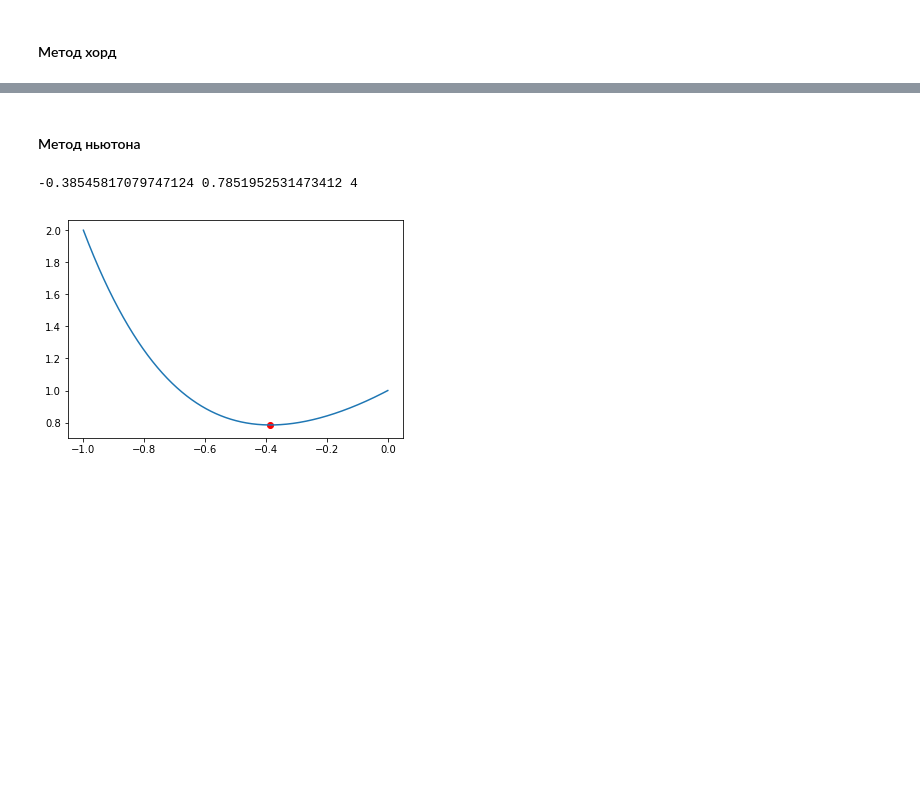
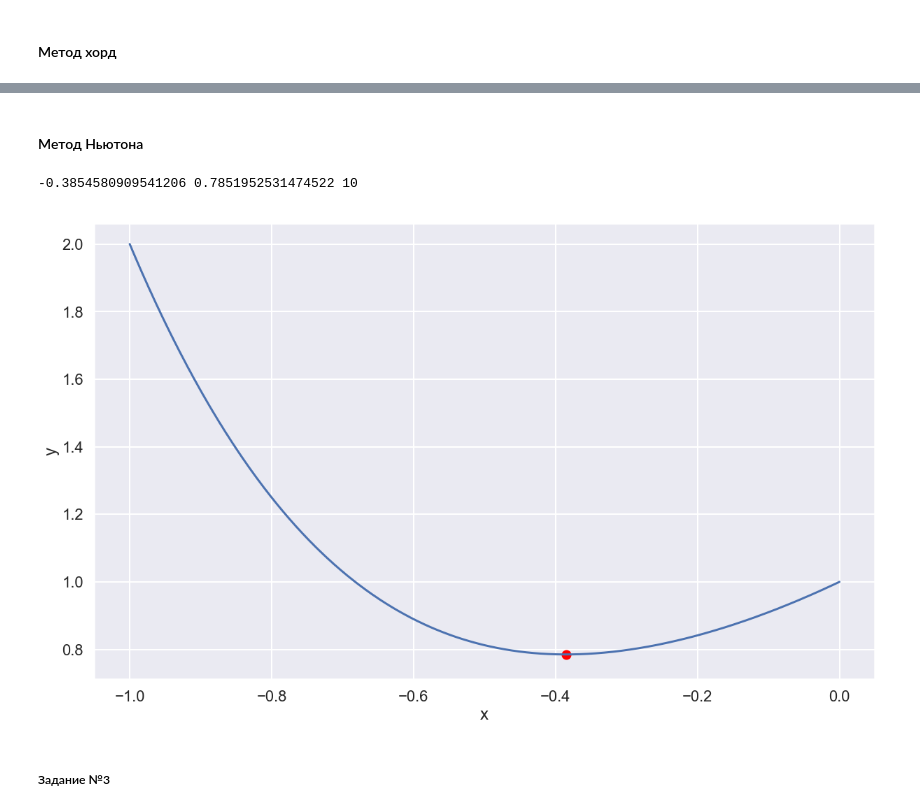
Before and after one commit to lainys/-, a Jupyter notebook: lab1/lab1.ipynb, the cells around one changed output, grey strips where cells are left out. Saved outputs shown, nothing was run; the diff lists cells and outputs as text; code cells hidden in the pictures; blank space fills up the shorter version.

```diff
--- a/lab1/lab1.ipynb
+++ b/lab1/lab1.ipynb
@@ -5,4 +5,8 @@
 # %%
 import numpy as np
 import matplotlib.pyplot as plt
+%pylab inline
+pylab.rcParams['figure.figsize'] = (20, 12)
+
 import seaborn as sns
+sns.set()
@@ -9,9 +15,14 @@ import seaborn as sns
 # %%
 # для тестирования методов
 def test_func(func,args=None,n=2,eps=10**-5):
+    sns.set_context("poster")
     f,bounds = select_function(n)
     x = np.linspace(bounds[0],bounds[1],1000)
+
     plt.plot(x,f(x))
+    plt.xlabel('x')
+    plt.ylabel('y')
+
     if args:
         x,y,n = func(f,bounds,eps=eps,**args)
     else:
@@ -285,29 +296,23 @@ test_func(chord)
 # %% [markdown]
-#### Метод ньютона
+#### Метод Ньютона
 # %%
-def iteration_newton(f,x,der=cf,der2=cff):
-    df = der(f,x)
-    dff = der2(f,x)
+def newton(f,bounds,x0=0,eps=0.001,der=cf,der2=cff,n=0):
 
-    return x - df/dff,df
+    df = 1
 
+    while not np.abs(df) < eps:
 
-def newton(f,bounds,x0=0,eps=0.001,n=0):
+        df = der(f,x0)
+        dff = der2(f,x0)
+        x0 -=df/dff
+        n += 2
 
-    df = cf(f,x0)
-    dff = cff(f,x0)
+    return x0,f(x0),n
 
-
-    if np.abs(df) < eps:
-        return x0,f(x0),n
-    else:
-        x = x0 - df/dff
-        return newton(f,bounds,x,eps,n+1)
-
-test_func(newton,args=dict(x0=0))
+test_func(newton,args={'x0':0})
 # %% [output]
--0.38545817079747124 0.7851952531473412 4
+-0.3854580909541206 0.7851952531474522 10
-[figure, old version]
+[figure, new version]
 # %%
 funcs = [(lambda x: x**3 - 3*np.sin(x),[0,1]),
             (lambda x: x**4 + x**2 + x + 1,[-1,0]),
@@ -321,3 +326,5 @@ funcs = [(lambda x: x**3 - 3*np.sin(x),[0,1]),
 
 def select_function(n):
     return funcs[n-1]
+# %% [markdown]
+##### Задание №3
```
Also changed, not shown: parts of 10 cells of this notebook.
